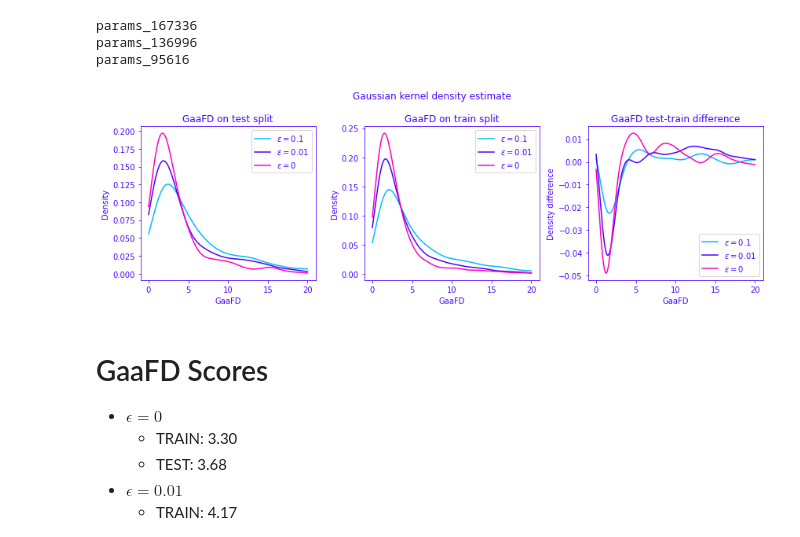
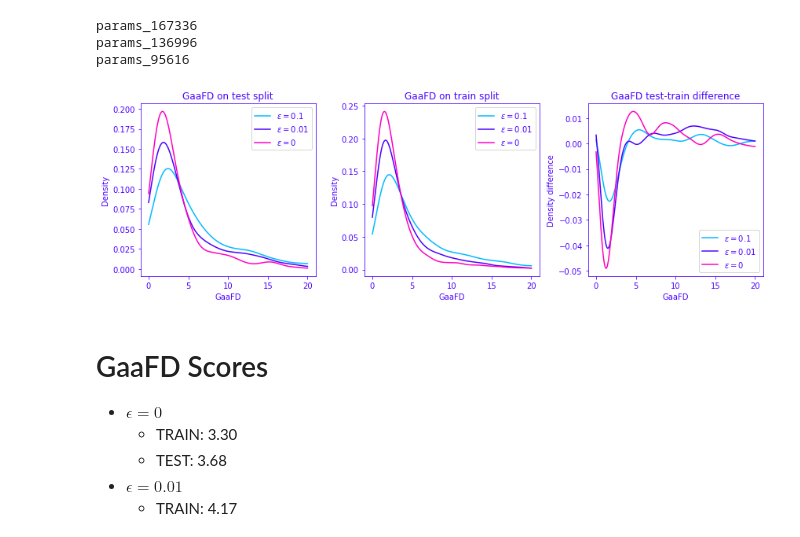
Before and after one commit to magnusdk/edesdetect, a Jupyter notebook: notebooks/plots/results/bce/gaafd/gaafd_training.ipynb, the cells around one changed output. Saved outputs shown, nothing was run; the diff lists cells and outputs as text; code cells hidden in the pictures.

```diff
--- a/notebooks/plots/results/bce/gaafd/gaafd_training.ipynb
+++ b/notebooks/plots/results/bce/gaafd/gaafd_training.ipynb
@@ -225,35 +224,35 @@ for i, (test_traj, train_traj) in enumerate(zip(test_trajectories, train_traject
     ax[0].plot(x, gaafd_density(x, test_traj, bw_method=None), c=colors[i])
     ax[1].plot(x, gaafd_density(x, train_traj, bw_method=None), c=colors[i])
     ax[2].plot(
         x, gaafd_density(x, test_traj, bw_method=None) - gaafd_density(x, train_traj, bw_method=None), c=colors[i]
     )
 
 ax[0].set_title("GaaFD on test split", c=dark_blue)
 ax[0].set_ylabel("Density", c=dark_blue)
 ax[0].set_xlabel("GaaFD", c=dark_blue)
 ax[0].legend(
     ["$\epsilon=0.1$", "$\epsilon=0.01$", "$\epsilon=0$"], labelcolor=dark_blue
 )
 ax[1].set_title("GaaFD on train split", c=dark_blue)
 ax[1].set_ylabel("Density", c=dark_blue)
 ax[1].set_xlabel("GaaFD", c=dark_blue)
 ax[1].legend(
     ["$\epsilon=0.1$", "$\epsilon=0.01$", "$\epsilon=0$"], labelcolor=dark_blue
 )
 ax[2].set_title("GaaFD test-train difference", c=dark_blue)
 ax[2].set_ylabel("Density difference", c=dark_blue)
 ax[2].set_xlabel("GaaFD", c=dark_blue)
 ax[2].legend(
     ["$\epsilon=0.1$", "$\epsilon=0.01$", "$\epsilon=0$"], labelcolor=dark_blue
 )
-fig.suptitle("Gaussian kernel density estimate", c=dark_blue)
+#fig.suptitle("Gaussian kernel density estimate", c=dark_blue)
 for ax in fig.axes:
     ax.tick_params(color=dark_blue, labelcolor=dark_blue)
     for spine in ax.spines.values():
         spine.set_edgecolor(dark_blue)
 fig.tight_layout()
 # %% [output]
-[figure, old version]
+[figure, new version]
 # %% [markdown]
 # GaaFD Scores
 - $\epsilon=0$
```
Also changed, not shown: parts of 8 cells of this notebook.
